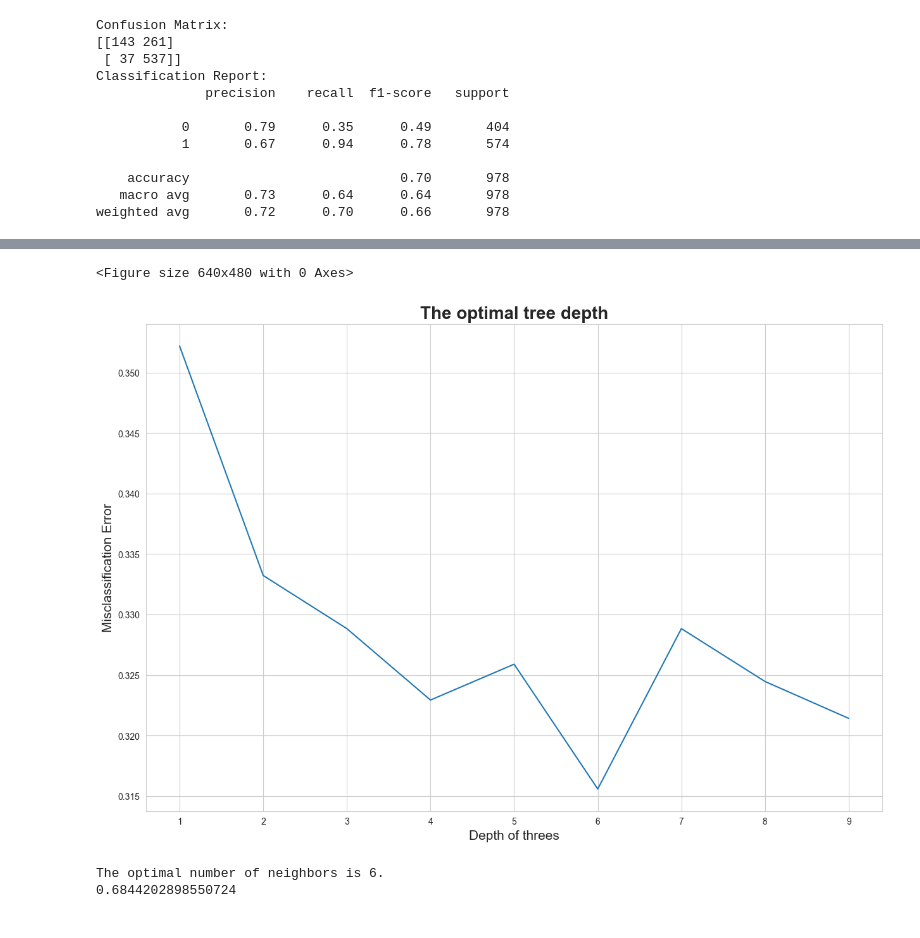
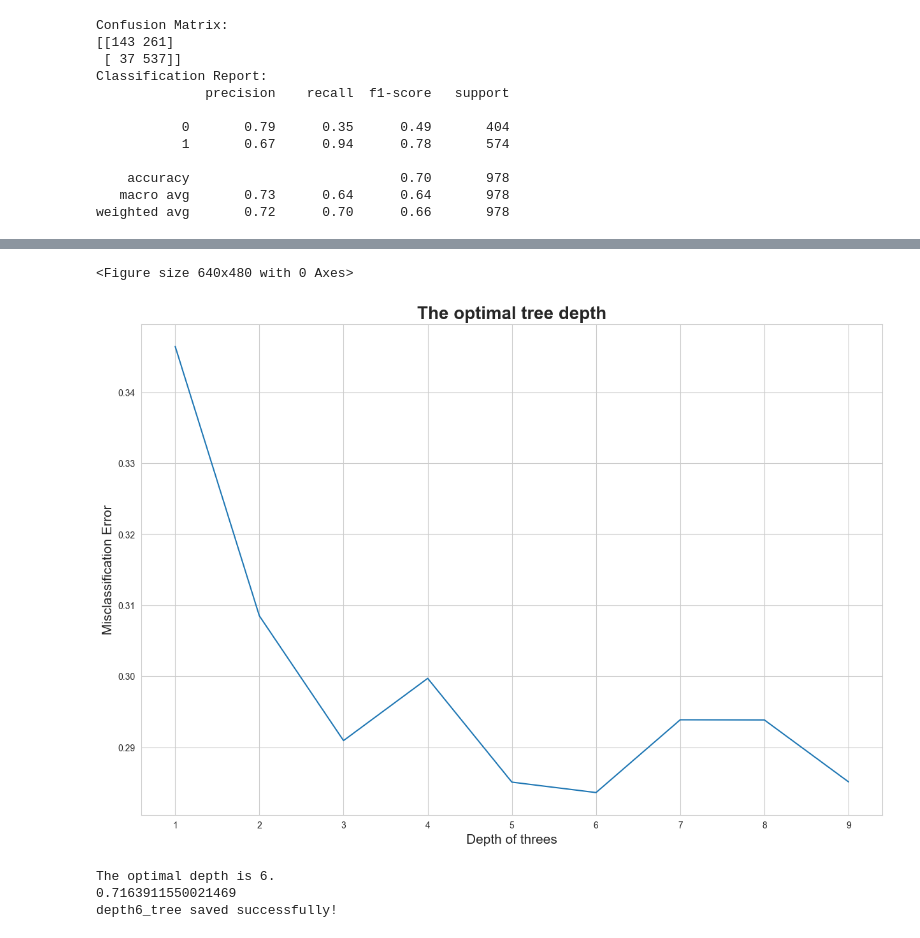
Before and after one commit to kjaer5555/mdasm-2024, a Jupyter notebook: model_exsample.ipynb, the cells around one changed output, grey strips where cells are left out. Saved outputs shown, nothing was run; the diff lists cells and outputs as text; code cells hidden in the pictures.

Commit message:
cross val., final model training and saving template

```diff
--- a/model_exsample.ipynb
+++ b/model_exsample.ipynb
@@ -232,37 +237,46 @@ ValueError: The truth value of an array with more than one element is ambiguous.
 # %%
-rf_cv_scores = []
-rf_list=list(range(1,10))
-best_rf_model=0
-prev_score=0
-for i in rf_list:
-    rf_classifier = RandomForestClassifier(n_estimators=100, max_depth=i, bootstrap=True)
-    scores = cross_validate(rf_classifier, X_train, y_train, cv=10, scoring='accuracy')
+rf_cv_scores = [] # creating list of cv scores
+rf_list=list(range(1,10)) # creating list of depths for rf
+best_rf_depth=0  # best depth found after cv
+best_score=0
+for d in rf_list:
+    rf_classifier = RandomForestClassifier(n_estimators=100, max_depth=d, bootstrap=True)
+    scores = cross_val_score(rf_classifier, X_train, y_train, cv=5, scoring='accuracy') #perform cv
     rf_cv_scores.append(scores.mean())
-    if prev_score>rf_cv_scores[-1]:
-        best_rf_model=best_tree
+    if rf_cv_scores[-1]>best_score: #find best score parameters
+        best_score=rf_cv_scores[-1]
+        best_rf_depth=d
 
-
+# changing to misclassification error
 MSE = [1 - x for x in rf_cv_scores]
 
+#ploting results of cv
 plt.figure()
 plt.figure(figsize=(15,10))
 plt.title('The optimal tree depth', fontsize=20, fontweight='bold')
 plt.xlabel('Depth of threes', fontsize=15)
 plt.ylabel('Misclassification Error', fontsize=15)
 sns.set_style("whitegrid")
 plt.plot(rf_list, MSE)
 
 plt.show()
 
 best_rf = rf_list[MSE.index(min(MSE))]
 print("The optimal depth is %d." % best_rf)
 print(max(rf_cv_scores))
-with open('rf_model.pkl', 'wb') as f:
-    pickle.dump(best_rf_model, f)
 
-print("Model saved successfully!")
+
+"""#train model with best found parameters and save it
+final_tree=RandomForestClassifier(n_estimators=1000, max_depth=best_rf_depth, bootstrap=True)
+final_tree.fit(X_train, y_train)
+
+with open(f'depth{best_rf_depth}_tree.pkl', 'wb') as f:
+    pickle.dump(final_tree, f)
+"""
+print(f"depth{best_rf_depth}_tree saved successfully!")
 # %% [output]
 <Figure size 640x480 with 0 Axes>
-[figure, old version]
+[figure, new version]
-The optimal number of neighbors is 6.
-0.6844202898550724
+The optimal depth is 6.
+0.7163911550021469
+depth6_tree saved successfully!
```
Also changed, not shown: parts of 3 cells of this notebook.
